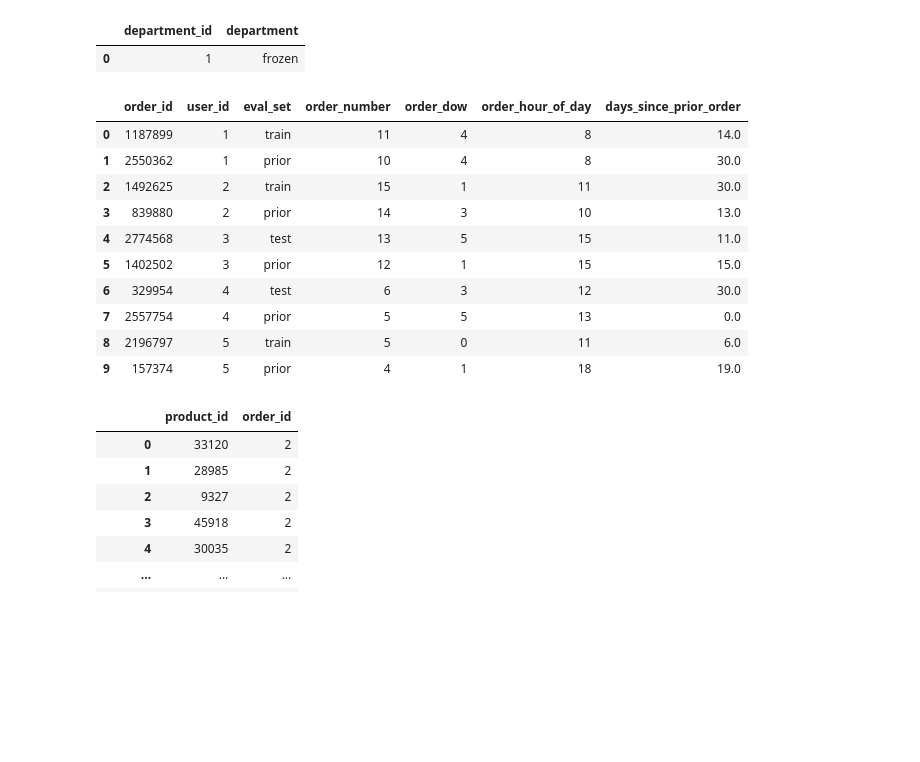
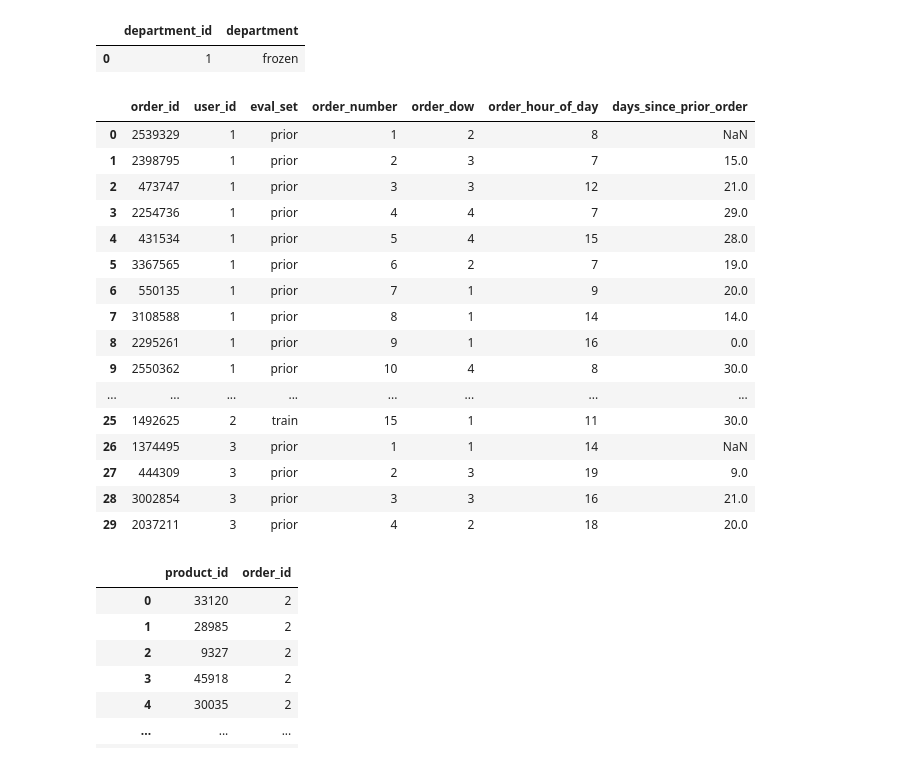
Before and after one commit to Chemmic/DataScience, a Jupyter notebook: data_science_project.ipynb, the cells around one changed output. Drawn from its saved outputs; the diff is of its cells as text; code cells hidden in the pictures; blank space fills up the shorter version.

```diff
--- a/data_science_project.ipynb
+++ b/data_science_project.ipynb
@@ -120,20 +120,26 @@ Departments:
 | 0 | 1 | frozen |
 # %%
 # Sort so latest orders are first per user
-df_sorted = df_orders.sort_values(['user_id', 'order_number'], ascending=[True, False])
-
-latest_two_per_user = df_sorted.groupby('user_id').head(2).reset_index(drop=True)
-latest_two_per_user.head(10)
+df_sorted = df_orders.sort_values(['user_id', 'order_number'], ascending=[True, True])
+df_sorted.head(30)
+#latest_two_per_user = df_sorted.groupby('user_id').head(2).reset_index(drop=True)
+#latest_two_per_user.head(10)
 # %% [output]
 |  | order_id | user_id | eval_set | order_number | order_dow | order_hour_of_day | days_since_prior_order |
-| 0 | 1187899 | 1 | train | 11 | 4 | 8 | 14.0 |
-| 1 | 2550362 | 1 | prior | 10 | 4 | 8 | 30.0 |
-| 2 | 1492625 | 2 | train | 15 | 1 | 11 | 30.0 |
-| 3 | 839880 | 2 | prior | 14 | 3 | 10 | 13.0 |
-| 4 | 2774568 | 3 | test | 13 | 5 | 15 | 11.0 |
-| 5 | 1402502 | 3 | prior | 12 | 1 | 15 | 15.0 |
-| 6 | 329954 | 4 | test | 6 | 3 | 12 | 30.0 |
-| 7 | 2557754 | 4 | prior | 5 | 5 | 13 | 0.0 |
-| 8 | 2196797 | 5 | train | 5 | 0 | 11 | 6.0 |
-| 9 | 157374 | 5 | prior | 4 | 1 | 18 | 19.0 |
+| 0 | 2539329 | 1 | prior | 1 | 2 | 8 | NaN |
+| 1 | 2398795 | 1 | prior | 2 | 3 | 7 | 15.0 |
+| 2 | 473747 | 1 | prior | 3 | 3 | 12 | 21.0 |
+| 3 | 2254736 | 1 | prior | 4 | 4 | 7 | 29.0 |
+| 4 | 431534 | 1 | prior | 5 | 4 | 15 | 28.0 |
+| 5 | 3367565 | 1 | prior | 6 | 2 | 7 | 19.0 |
+| 6 | 550135 | 1 | prior | 7 | 1 | 9 | 20.0 |
+| 7 | 3108588 | 1 | prior | 8 | 1 | 14 | 14.0 |
+| 8 | 2295261 | 1 | prior | 9 | 1 | 16 | 0.0 |
+| 9 | 2550362 | 1 | prior | 10 | 4 | 8 | 30.0 |
+| ... | ... | ... | ... | ... | ... | ... | ... |
+| 25 | 1492625 | 2 | train | 15 | 1 | 11 | 30.0 |
+| 26 | 1374495 | 3 | prior | 1 | 1 | 14 | NaN |
+| 27 | 444309 | 3 | prior | 2 | 3 | 19 | 9.0 |
+| 28 | 3002854 | 3 | prior | 3 | 3 | 16 | 21.0 |
+| 29 | 2037211 | 3 | prior | 4 | 2 | 18 | 20.0 |
 # %%
```
Also changed, not shown: parts of 15 cells of this notebook.
